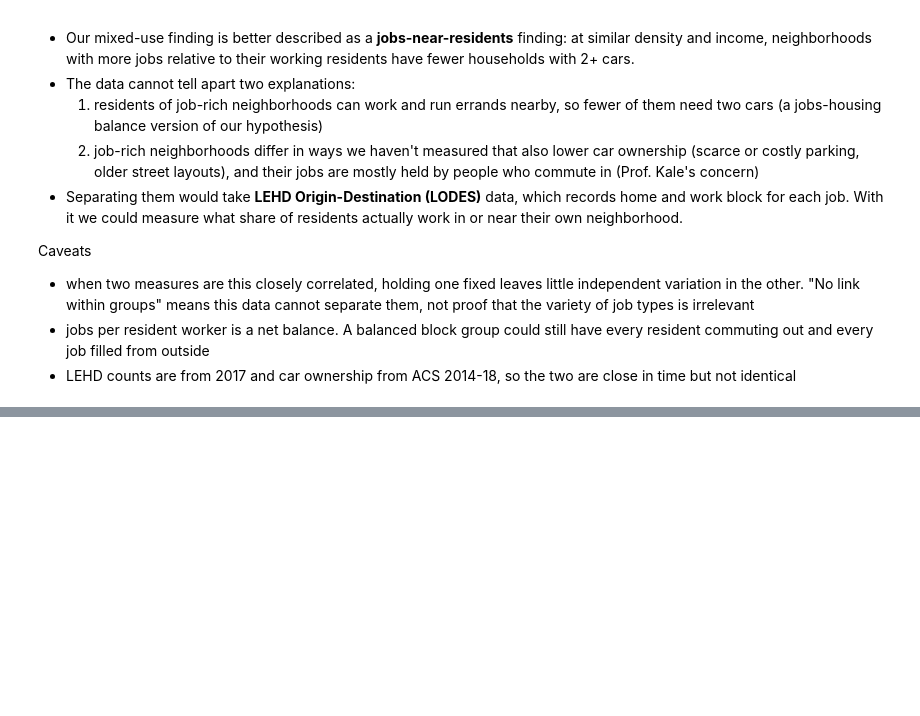
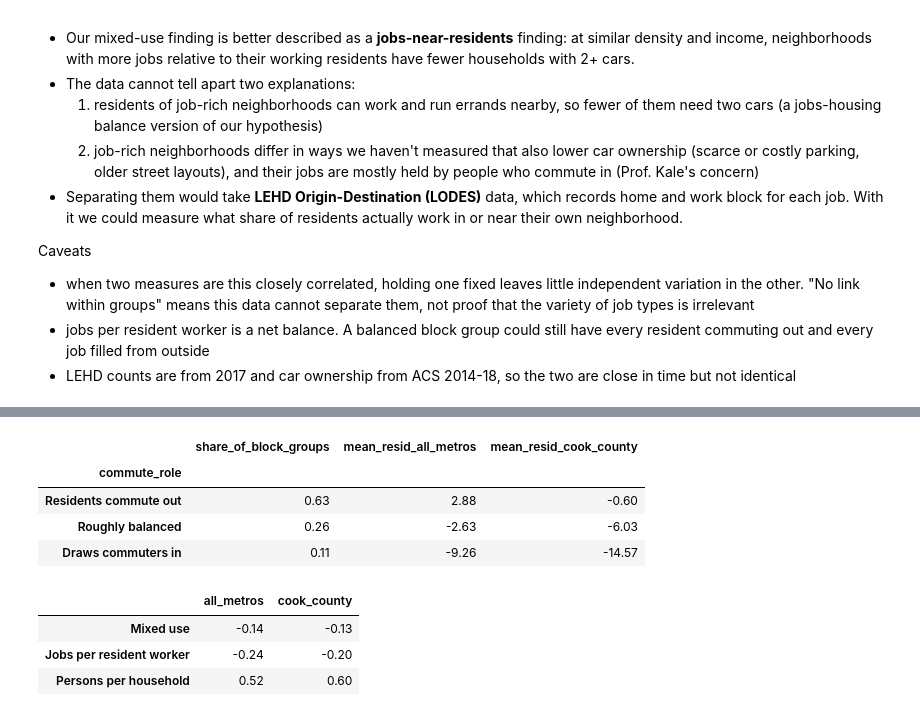
Before and after one commit to schaddha05/DATA23700-Final-Project, a Jupyter notebook: notebooks/01_built_environment_vs_car_ownership.ipynb, the cells around one changed output, grey strips where cells are left out. Drawn from its saved outputs; the diff is of its cells as text; code cells hidden in the pictures; blank space fills up the shorter version.

Commit message:
Step 10: residual model, Figs 7-8, README and requirements

```diff
--- a/notebooks/01_built_environment_vs_car_ownership.ipynb
+++ b/notebooks/01_built_environment_vs_car_ownership.ipynb
@@ -940,0 +976,29 @@ Caveats
+# %%
+controls = {
+    "pop_density": "Population density",
+    INCOME_COL: "Household income",
+    "transit_access": "Transit access",
+    "intersection_density": "Street connectivity",
+}
+
+model_df = df.dropna(subset=[OUTCOME, INCOME_COL]).copy()
+
+for col in controls:
+    model_df[col + "_pct"] = model_df[col].rank(pct=True) * 100
+
+X = np.column_stack([np.ones(len(model_df))] + [model_df[col + "_pct"] for col in controls])
+y = model_df[OUTCOME].to_numpy()
+w = np.sqrt(model_df["households"].to_numpy())
+coefs, *_ = np.linalg.lstsq(X * w[:, None], y * w, rcond=None)
+
+model_df["predicted"] = X @ coefs
+model_df["residual"] = model_df[OUTCOME] - model_df["predicted"]
+
+hh = model_df["households"]
+y_mean = (model_df[OUTCOME] * hh).sum() / hh.sum()
+r2 = 1 - (hh * model_df["residual"] ** 2).sum() / (hh * (model_df[OUTCOME] - y_mean) ** 2).sum()
+resid_sd = model_df["residual"].std()
+print(f"Weighted R^2: {r2:.2f}")
+print(f"Residual SD: {resid_sd:.1f} points")
+
+pd.Series(coefs, index=["Intercept"] + list(controls.values()), name="points per percentile").round(2)
@@ -940,0 +1179,34 @@ Caveats
+# %%
+model_df["resid_x_hh"] = model_df["residual"] * model_df["households"]
+cook = model_df["geoid"].str.startswith("17031")
+
+
+def resid_by_role(data):
+    g = data.groupby("commute_role", observed=True)[["resid_x_hh", "households"]].sum()
+    return g["resid_x_hh"] / g["households"]
+
+
+pd.DataFrame({
+    "share_of_block_groups": model_df["commute_role"].value_counts(normalize=True),
+    "mean_resid_all_metros": resid_by_role(model_df),
+    "mean_resid_cook_county": resid_by_role(model_df[cook]),
+}).round(2)
+# %% [output]
+|  | share_of_block_groups | mean_resid_all_metros | mean_resid_cook_county |
+| commute_role |  |  |  |
+| Residents commute out | 0.63 | 2.88 | -0.60 |
+| Roughly balanced | 0.26 | -2.63 | -6.03 |
+| Draws commuters in | 0.11 | -9.26 | -14.57 |
+# %%
+model_df["hh_size"] = model_df["pop"] / model_df["households"]
+check_cols = {"mixed_use": "Mixed use", "jobs_per_resident_worker": "Jobs per resident worker", "hh_size": "Persons per household"}
+
+pd.DataFrame({
+    "all_metros": [model_df["residual"].corr(model_df[c], method="spearman") for c in check_cols],
+    "cook_county": [model_df.loc[cook, "residual"].corr(model_df.loc[cook, c], method="spearman") for c in check_cols],
+}, index=list(check_cols.values())).round(2)
+# %% [output]
+|  | all_metros | cook_county |
+| Mixed use | -0.14 | -0.13 |
+| Jobs per resident worker | -0.24 | -0.20 |
+| Persons per household | 0.52 | 0.60 |
```
Also changed, not shown: parts of 13 cells of this notebook, 13 other files.
